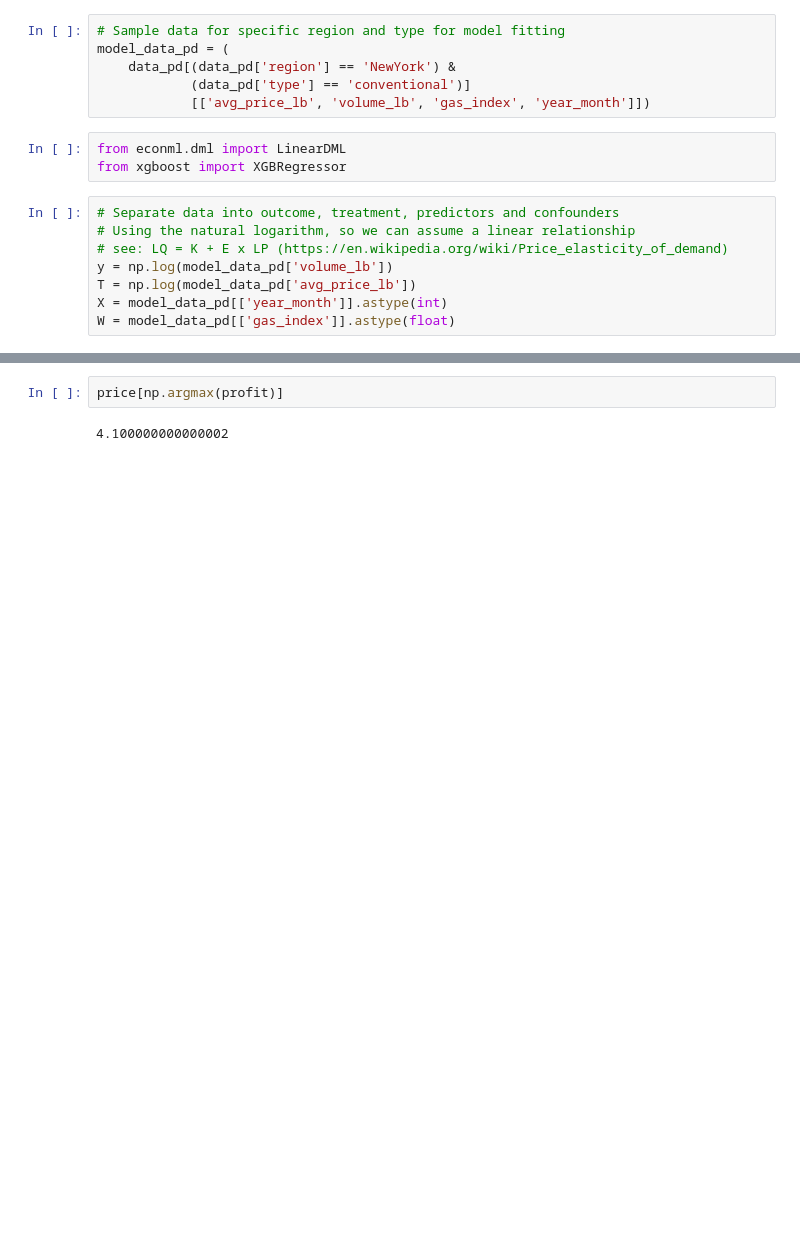
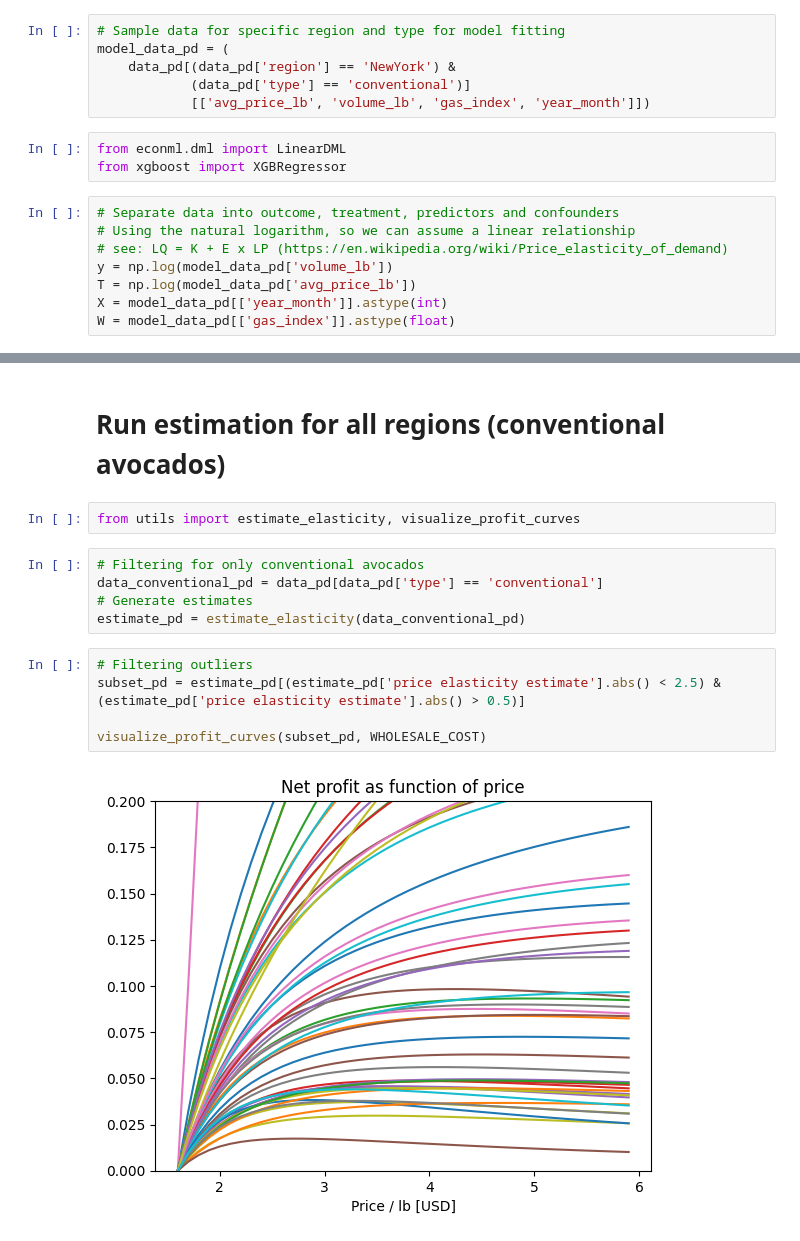
Before and after one commit to peters92/m_case_study, a Jupyter notebook: case_study.ipynb, the cells around one changed output, grey strips where cells are left out. Cells and saved outputs as stored; diff of their text form; blank space fills up the shorter version.

```diff
--- a/case_study.ipynb
+++ b/case_study.ipynb
@@ -217,4 +235,16 @@ The optimal price per lb is 4.08$
-# %%
-price[np.argmax(profit)]
-# %% [output]
-4.100000000000002
+# %% [markdown]
+# Run estimation for all regions (conventional avocados)
+# %%
+from utils import estimate_elasticity, visualize_profit_curves
+# %%
+# Filtering for only conventional avocados
+data_conventional_pd = data_pd[data_pd['type'] == 'conventional']
+# Generate estimates
+estimate_pd = estimate_elasticity(data_conventional_pd)
+# %%
+# Filtering outliers
+subset_pd = estimate_pd[(estimate_pd['price elasticity estimate'].abs() < 2.5) & (estimate_pd['price elasticity estimate'].abs() > 0.5)]
+
+visualize_profit_curves(subset_pd, WHOLESALE_COST)
+# %% [output]
+[figure, added]
```
Also changed, not shown: parts of 7 cells of this notebook, 1 other file.
